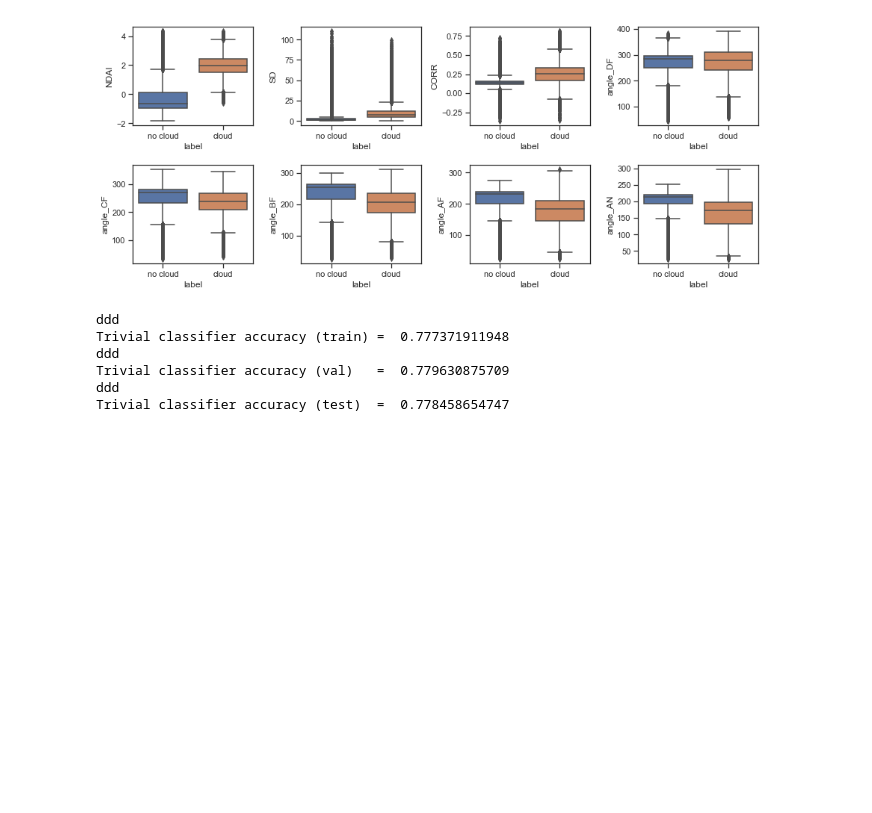
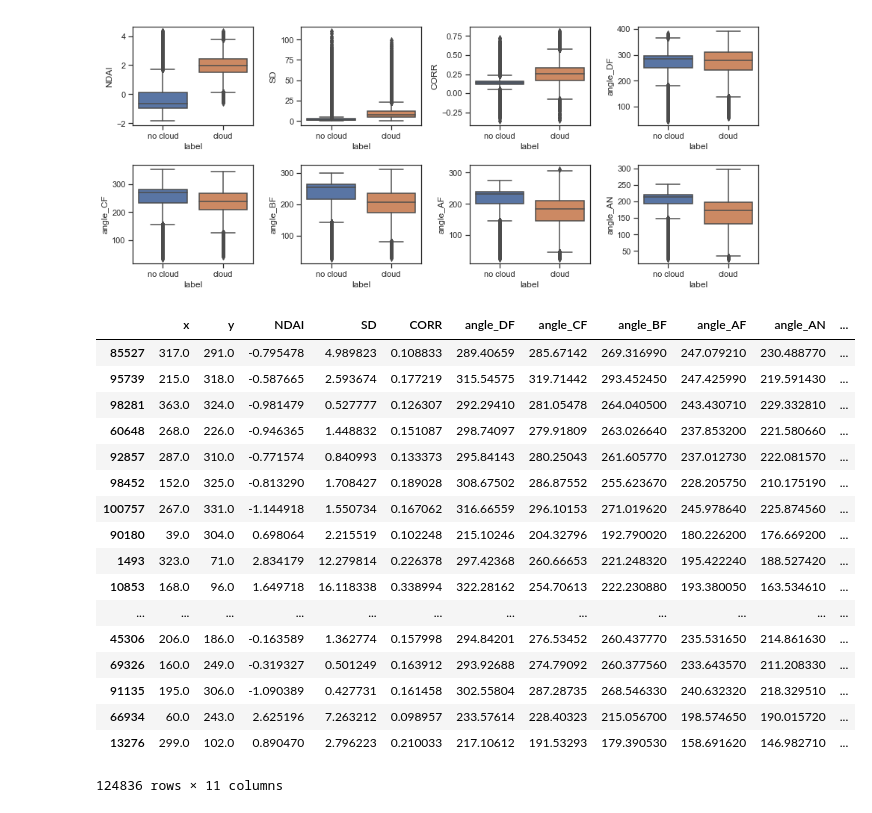
Before and after one commit to junf97/stat154-project2, a Jupyter notebook: code/eda.ipynb, the cells around one changed output. Cells and saved outputs as stored; diff of their text form; code cells hidden in the pictures; blank space fills up the shorter version.

```diff
--- a/code/eda.ipynb
+++ b/code/eda.ipynb
@@ -35,19 +35,36 @@ for i, col in enumerate(df_labeled.columns[3:-1], 1):
 [figure]
 # %%
 from elcm import *
+from sklearn.preprocessing import StandardScaler
 
 train_X, val_X, test_X, train_y, val_y, test_y = split_data(split_method=1, random_state=0, keep_unlabeled=False)
+# train_X, val_X, test_X = (StandardScaler().fit_transform(train_X),
+#                           StandardScaler().fit_transform(val_X),
+#                           StandardScaler().fit_transform(test_X))
 
-classifier = ELCM()
-classifier.fit(train_X, train_y)
 
-print("Trivial classifier accuracy (train) = ", accuracy_score(train_y, classifier.predict(train_X)))
-print("Trivial classifier accuracy (val)   = ", accuracy_score(val_y, classifier.predict(val_X)))
-print("Trivial classifier accuracy (test)  = ", accuracy_score(test_y, classifier.predict(test_X)))
+# classifier = ELCM()
+# classifier.fit(train_X, train_y)
+
+# print("ELCM classifier accuracy (train) = ", accuracy_score(train_y, classifier.predict(train_X)))
+# print("ELCM classifier accuracy (val)   = ", accuracy_score(val_y, classifier.predict(val_X)))
+# print("ELCM classifier accuracy (test)  = ", accuracy_score(test_y, classifier.predict(test_X)))
 # %% [output]
+|  | x | y | NDAI | SD | CORR | angle_DF | angle_CF | angle_BF | angle_AF | angle_AN | ... |
+| 85527 | 317.0 | 291.0 | -0.795478 | 4.989823 | 0.108833 | 289.40659 | 285.67142 | 269.316990 | 247.079210 | 230.488770 | ... |
+| 95739 | 215.0 | 318.0 | -0.587665 | 2.593674 | 0.177219 | 315.54575 | 319.71442 | 293.452450 | 247.425990 | 219.591430 | ... |
+| 98281 | 363.0 | 324.0 | -0.981479 | 0.527777 | 0.126307 | 292.29410 | 281.05478 | 264.040500 | 243.430710 | 229.332810 | ... |
+| 60648 | 268.0 | 226.0 | -0.946365 | 1.448832 | 0.151087 | 298.74097 | 279.91809 | 263.026640 | 237.853200 | 221.580660 | ... |
+| 92857 | 287.0 | 310.0 | -0.771574 | 0.840993 | 0.133373 | 295.84143 | 280.25043 | 261.605770 | 237.012730 | 222.081570 | ... |
+| 98452 | 152.0 | 325.0 | -0.813290 | 1.708427 | 0.189028 | 308.67502 | 286.87552 | 255.623670 | 228.205750 | 210.175190 | ... |
+| 100757 | 267.0 | 331.0 | -1.144918 | 1.550734 | 0.167062 | 316.66559 | 296.10153 | 271.019620 | 245.978640 | 225.874560 | ... |
+| 90180 | 39.0 | 304.0 | 0.698064 | 2.215519 | 0.102248 | 215.10246 | 204.32796 | 192.790020 | 180.226200 | 176.669200 | ... |
+| 1493 | 323.0 | 71.0 | 2.834179 | 12.279814 | 0.226378 | 297.42368 | 260.66653 | 221.248320 | 195.422240 | 188.527420 | ... |
+| 10853 | 168.0 | 96.0 | 1.649718 | 16.118338 | 0.338994 | 322.28162 | 254.70613 | 222.230880 | 193.380050 | 163.534610 | ... |
+| ... | ... | ... | ... | ... | ... | ... | ... | ... | ... | ... | ... |
+| 45306 | 206.0 | 186.0 | -0.163589 | 1.362774 | 0.157998 | 294.84201 | 276.53452 | 260.437770 | 235.531650 | 214.861630 | ... |
+| 69326 | 160.0 | 249.0 | -0.319327 | 0.501249 | 0.163912 | 293.92688 | 274.79092 | 260.377560 | 233.643570 | 211.208330 | ... |
+| 91135 | 195.0 | 306.0 | -1.090389 | 0.427731 | 0.161458 | 302.55804 | 287.28735 | 268.546330 | 240.632320 | 218.329510 | ... |
+| 66934 | 60.0 | 243.0 | 2.625196 | 7.263212 | 0.098957 | 233.57614 | 228.40323 | 215.056700 | 198.574650 | 190.015720 | ... |
+| 13276 | 299.0 | 102.0 | 0.890470 | 2.796223 | 0.210033 | 217.10612 | 191.53293 | 179.390530 | 158.691620 | 146.982710 | ... |
-ddd
-Trivial classifier accuracy (train) =  0.777371911948
-ddd
-Trivial classifier accuracy (val)   =  0.779630875709
-ddd
-Trivial classifier accuracy (test)  =  0.778458654747
+124836 rows × 11 columns
```
Also changed, not shown: parts of 2 cells of this notebook, 1 other file.
